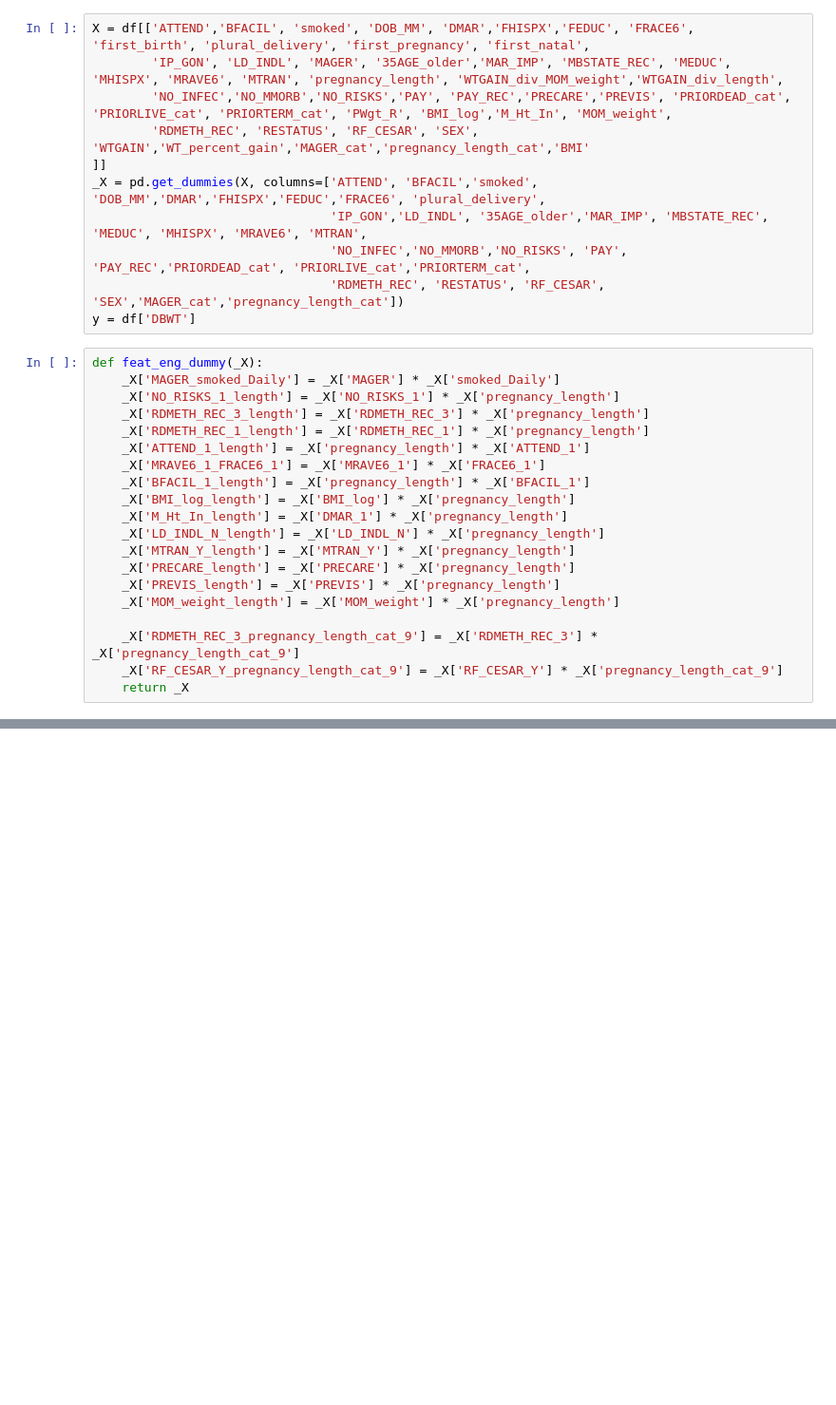
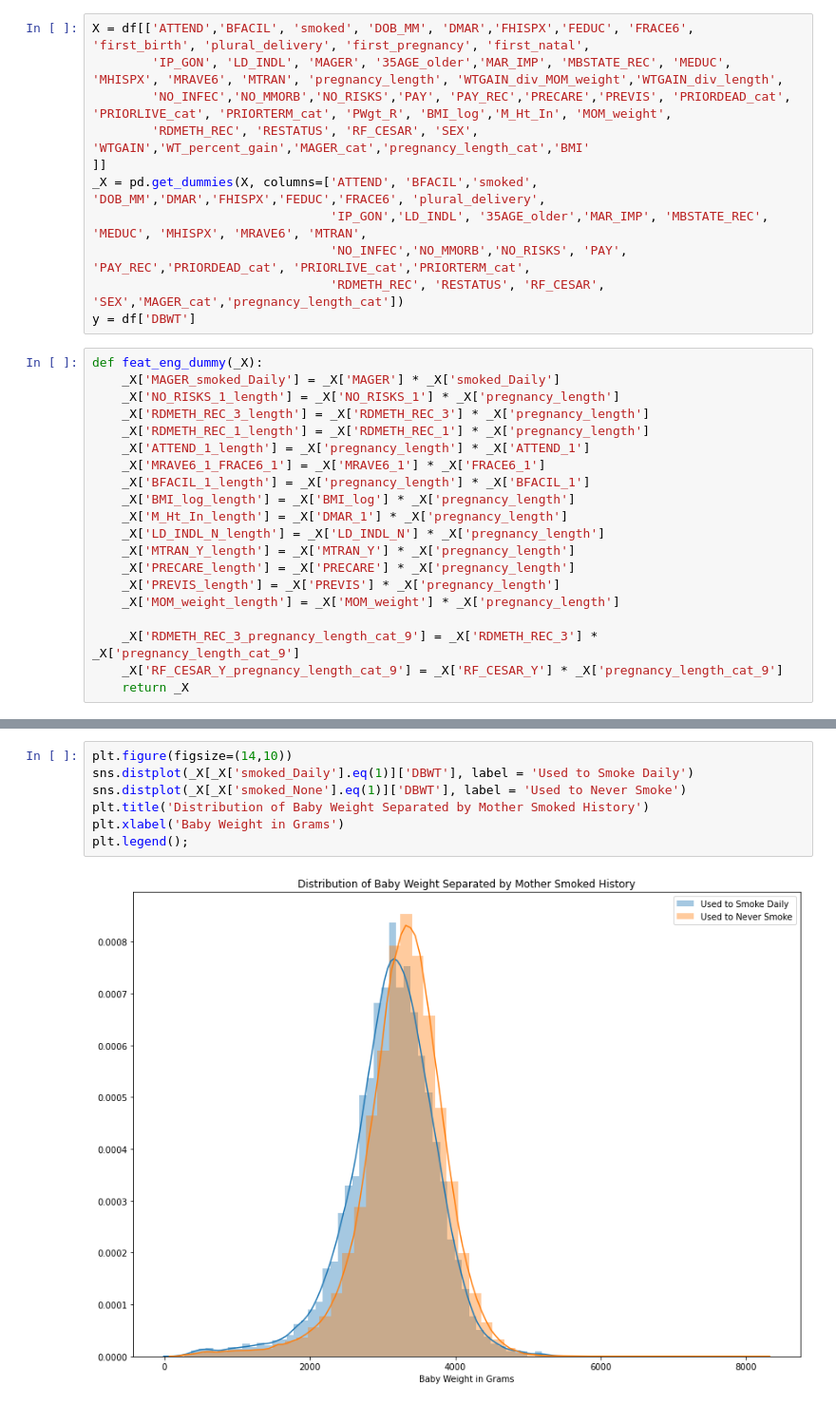
Before and after one commit to albertum1/US_Births_2018, a Jupyter notebook: Final.ipynb, the cells around one changed output, grey strips where cells are left out. Shown at 95% size. Cells and saved outputs as stored; diff of their text form; blank space fills up the shorter version.

```diff
--- a/Final.ipynb
+++ b/Final.ipynb
@@ -170,0 +181,9 @@ _X = feat_eng_dummy(_X)
+# %%
+plt.figure(figsize=(14,10))
+sns.distplot(_X[_X['smoked_Daily'].eq(1)]['DBWT'], label = 'Used to Smoke Daily')
+sns.distplot(_X[_X['smoked_None'].eq(1)]['DBWT'], label = 'Used to Never Smoke')
+plt.title('Distribution of Baby Weight Separated by Mother Smoked History')
+plt.xlabel('Baby Weight in Grams')
+plt.legend();
+# %% [output]
+[figure, added]
```
Also changed, not shown: parts of 18 cells of this notebook.
